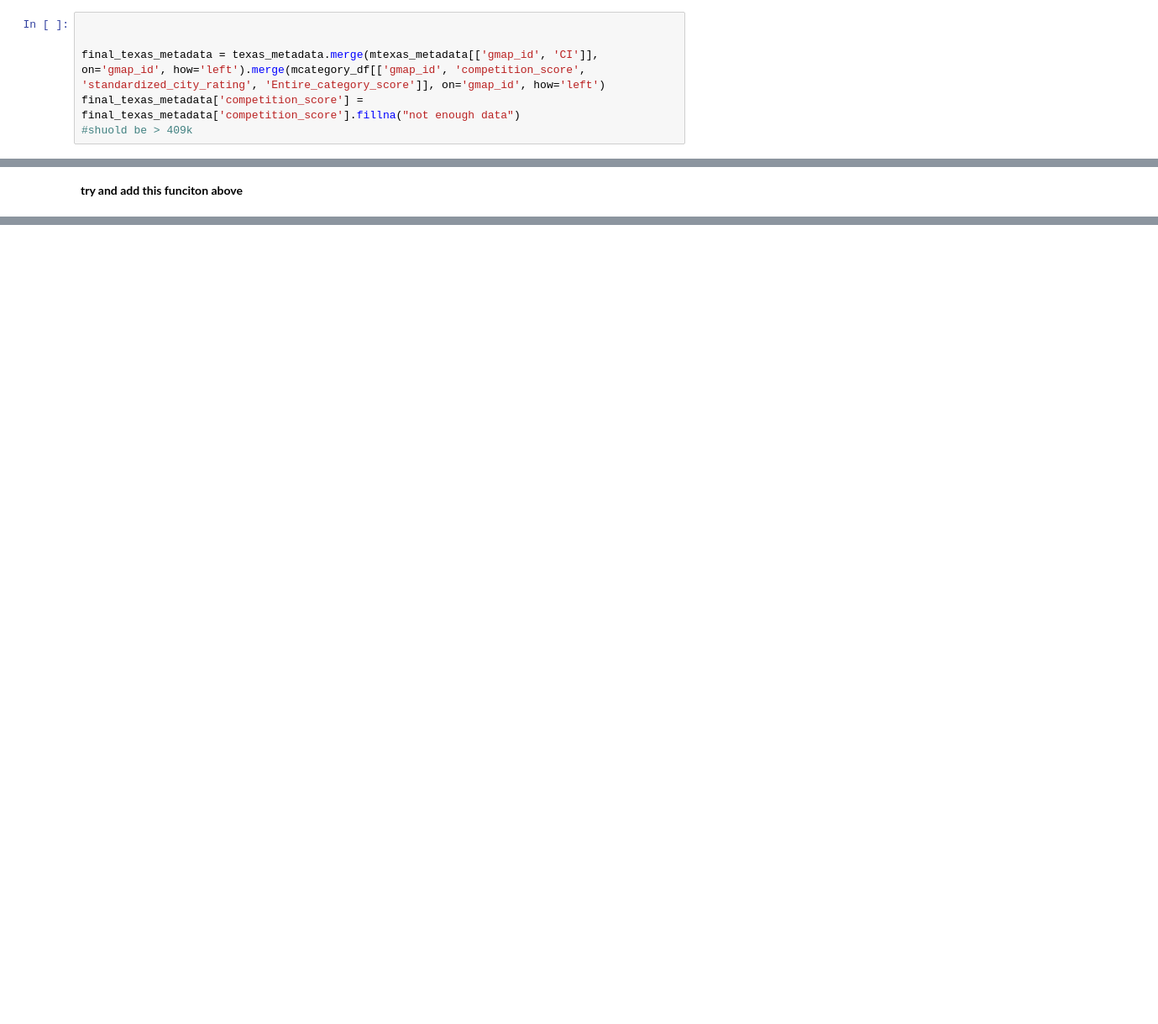
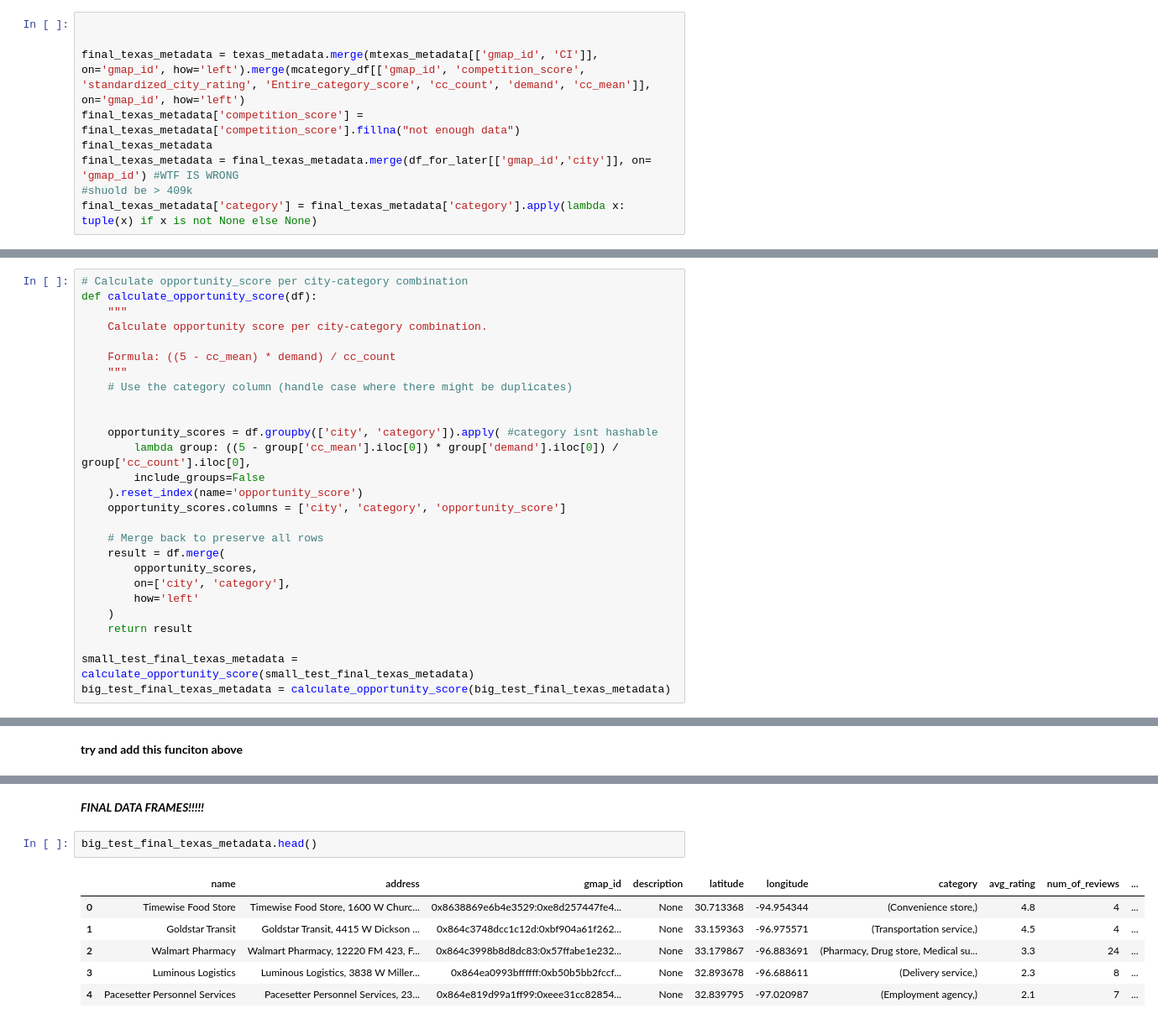
Before and after one commit to Dhrutube/DS3-LocalLens, a Jupyter notebook: Normalizing_Review_Culture.ipynb, the cells around one changed output, grey strips where cells are left out. Shown at 84% size. Saved outputs shown, nothing was run; the diff lists cells and outputs as text; blank space fills up the shorter version.

```diff
--- a/Normalizing_Review_Culture.ipynb
+++ b/Normalizing_Review_Culture.ipynb
@@ -236,9 +268,12 @@ mtexas_metadata = texas_metadata.merge(
 # %%
 
 
-final_texas_metadata = texas_metadata.merge(mtexas_metadata[['gmap_id', 'CI']], on='gmap_id', how='left').merge(mcategory_df[['gmap_id', 'competition_score', 'standardized_city_rating', 'Entire_category_score']], on='gmap_id', how='left')
+final_texas_metadata = texas_metadata.merge(mtexas_metadata[['gmap_id', 'CI']], on='gmap_id', how='left').merge(mcategory_df[['gmap_id', 'competition_score', 'standardized_city_rating', 'Entire_category_score', 'cc_count', 'demand', 'cc_mean']], on='gmap_id', how='left')
 final_texas_metadata['competition_score'] = final_texas_metadata['competition_score'].fillna("not enough data")
+final_texas_metadata
+final_texas_metadata = final_texas_metadata.merge(df_for_later[['gmap_id','city']], on= 'gmap_id') #WTF IS WRONG
 #shuold be > 409k
+final_texas_metadata['category'] = final_texas_metadata['category'].apply(lambda x: tuple(x) if x is not None else None)
 # %% [markdown]
 ****BELOW ARE 2 FINAL DATASETS. ONE WITH ONLY THE COMPANIES IN TEXAS REVIEWS WITH NO NAN VALUES this is small_... AND THE OTHER INCLUDES ALL THE DATA IN META BUT NAN VALUES. this is big_.... Choose which one to use BASED ON HOW WELL TABLEAU HANDLES A LOT OF DATA.****
 # %%
@@ -329,0 +320,27 @@ small_test_final_texas_metadata
+# %%
+# Calculate opportunity_score per city-category combination
+def calculate_opportunity_score(df):
+    """
+    Calculate opportunity score per city-category combination.
+
+    Formula: ((5 - cc_mean) * demand) / cc_count
+    """
+    # Use the category column (handle case where there might be duplicates)
+
+
+    opportunity_scores = df.groupby(['city', 'category']).apply( #category isnt hashable
+        lambda group: ((5 - group['cc_mean'].iloc[0]) * group['demand'].iloc[0]) / group['cc_count'].iloc[0],
+        include_groups=False
+    ).reset_index(name='opportunity_score')
+    opportunity_scores.columns = ['city', 'category', 'opportunity_score']
+
+    # Merge back to preserve all rows
+    result = df.merge(
+        opportunity_scores,
+        on=['city', 'category'],
+        how='left'
+    )
+    return result
+
+small_test_final_texas_metadata = calculate_opportunity_score(small_test_final_texas_metadata)
+big_test_final_texas_metadata = calculate_opportunity_score(big_test_final_texas_metadata)
@@ -359,0 +439,11 @@ With the code below we could do number of reviews in a geo cell relative to the
+# %% [markdown]
+***FINAL DATA FRAMES!!!!!***
+# %%
+big_test_final_texas_metadata.head()
+# %% [output]
+|  | name | address | gmap_id | description | latitude | longitude | category | avg_rating | num_of_reviews | ... |
+| 0 | Timewise Food Store | Timewise Food Store, 1600 W Churc... | 0x8638869e6b4e3529:0xe8d257447fe4... | None | 30.713368 | -94.954344 | (Convenience store,) | 4.8 | 4 | ... |
+| 1 | Goldstar Transit | Goldstar Transit, 4415 W Dickson ... | 0x864c3748dcc1c12d:0xbf904a61f262... | None | 33.159363 | -96.975571 | (Transportation service,) | 4.5 | 4 | ... |
+| 2 | Walmart Pharmacy | Walmart Pharmacy, 12220 FM 423, F... | 0x864c3998b8d8dc83:0x57ffabe1e232... | None | 33.179867 | -96.883691 | (Pharmacy, Drug store, Medical su... | 3.3 | 24 | ... |
+| 3 | Luminous Logistics | Luminous Logistics, 3838 W Miller... | 0x864ea0993bffffff:0xb50b5bb2fccf... | None | 32.893678 | -96.688611 | (Delivery service,) | 2.3 | 8 | ... |
+| 4 | Pacesetter Personnel Services | Pacesetter Personnel Services, 23... | 0x864e819d99a1ff99:0xeee31cc82854... | None | 32.839795 | -97.020987 | (Employment agency,) | 2.1 | 7 | ... |
```
Also changed, not shown: parts of 20 cells of this notebook, 1 other file.
